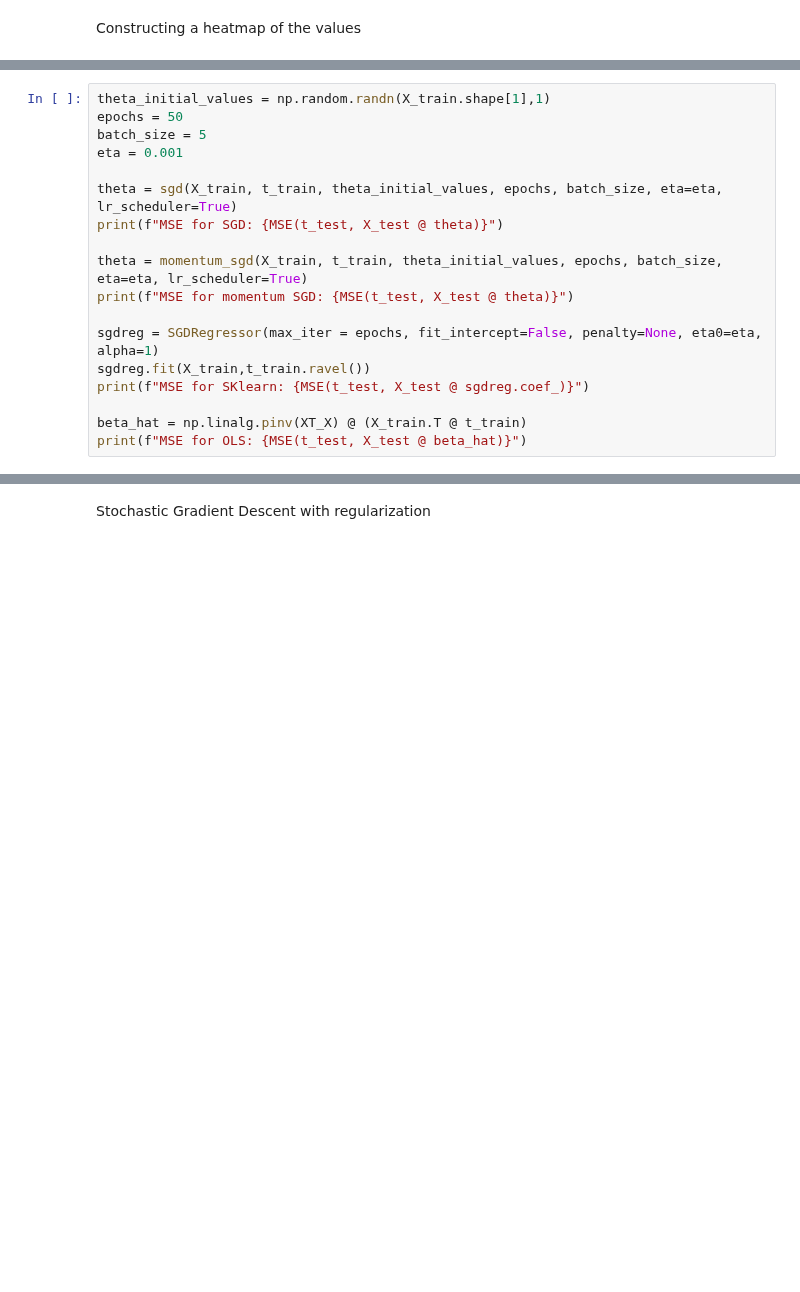
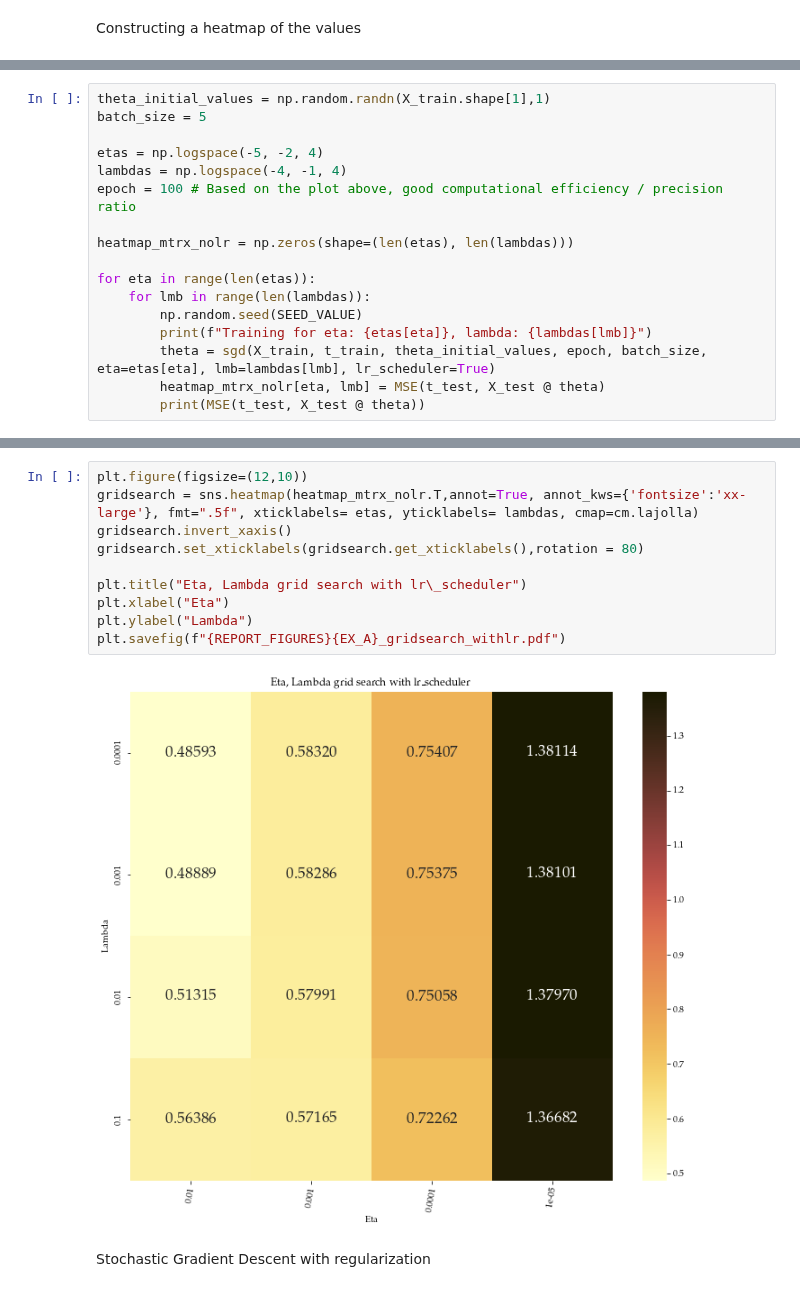
Before and after one commit to AndreasBordvik/FYS-STK4155-Prj2_report, a Jupyter notebook: code/Part_A.ipynb, the cells around one changed output, grey strips where cells are left out. Saved outputs shown, nothing was run; the diff lists cells and outputs as text; blank space fills up the shorter version.

```diff
--- a/code/Part_A.ipynb
+++ b/code/Part_A.ipynb
@@ -200,18 +229,0 @@ Stochastic Gradient Descent without regularization
-# %%
-theta_initial_values = np.random.randn(X_train.shape[1],1)
-epochs = 50
-batch_size = 5
-eta = 0.001
-
-theta = sgd(X_train, t_train, theta_initial_values, epochs, batch_size, eta=eta, lr_scheduler=True)
-print(f"MSE for SGD: {MSE(t_test, X_test @ theta)}")
-
-theta = momentum_sgd(X_train, t_train, theta_initial_values, epochs, batch_size, eta=eta, lr_scheduler=True)
-print(f"MSE for momentum SGD: {MSE(t_test, X_test @ theta)}")
-
-sgdreg = SGDRegressor(max_iter = epochs, fit_intercept=False, penalty=None, eta0=eta, alpha=1)
-sgdreg.fit(X_train,t_train.ravel())
-print(f"MSE for SKlearn: {MSE(t_test, X_test @ sgdreg.coef_)}")
-
-beta_hat = np.linalg.pinv(XT_X) @ (X_train.T @ t_train)
-print(f"MSE for OLS: {MSE(t_test, X_test @ beta_hat)}")
@@ -217,0 +232,17 @@ print(f"MSE for OLS: {MSE(t_test, X_test @ beta_hat)}")
+# %%
+theta_initial_values = np.random.randn(X_train.shape[1],1)
+batch_size = 5
+
+etas = np.logspace(-5, -2, 4)
+lambdas = np.logspace(-4, -1, 4)
+epoch = 100 # Based on the plot above, good computational efficiency / precision ratio
+
+heatmap_mtrx_nolr = np.zeros(shape=(len(etas), len(lambdas)))
+
+for eta in range(len(etas)):
+    for lmb in range(len(lambdas)):
+        np.random.seed(SEED_VALUE)
+        print(f"Training for eta: {etas[eta]}, lambda: {lambdas[lmb]}")
+        theta = sgd(X_train, t_train, theta_initial_values, epoch, batch_size, eta=etas[eta], lmb=lambdas[lmb], lr_scheduler=True)
+        heatmap_mtrx_nolr[eta, lmb] = MSE(t_test, X_test @ theta)
+        print(MSE(t_test, X_test @ theta))
@@ -218,3 +274,15 @@ print(f"MSE for OLS: {MSE(t_test, X_test @ beta_hat)}")
+# %%
+plt.figure(figsize=(12,10))
+gridsearch = sns.heatmap(heatmap_mtrx_nolr.T,annot=True, annot_kws={'fontsize':'xx-large'}, fmt=".5f", xticklabels= etas, yticklabels= lambdas, cmap=cm.lajolla)
+gridsearch.invert_xaxis()
+gridsearch.set_xticklabels(gridsearch.get_xticklabels(),rotation = 80)
+
+plt.title("Eta, Lambda grid search with lr\_scheduler")
+plt.xlabel("Eta")
+plt.ylabel("Lambda")
+plt.savefig(f"{REPORT_FIGURES}{EX_A}_gridsearch_withlr.pdf")
+# %% [output]
+[figure, added]
 # %% [markdown]
 Stochastic Gradient Descent with regularization
 # %%
```
Also changed, not shown: parts of 14 cells of this notebook, 2 other files.
